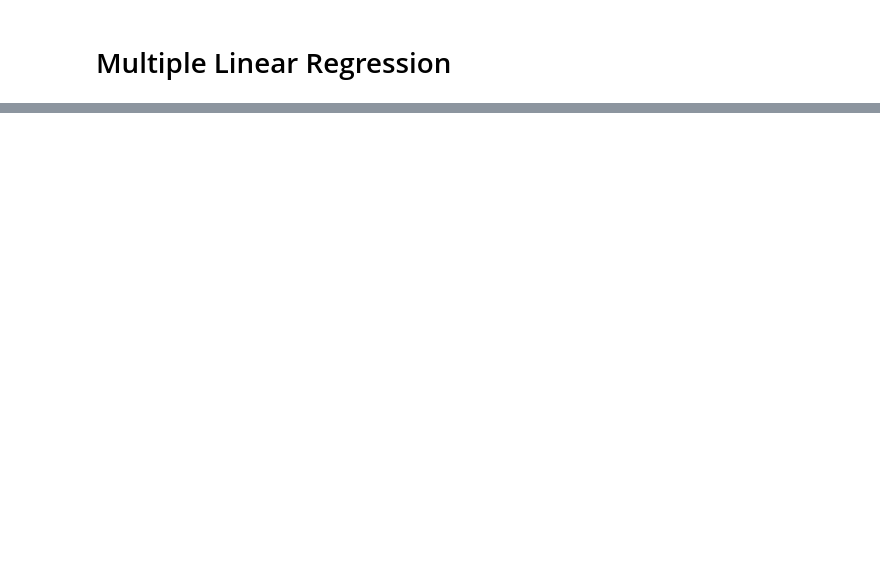
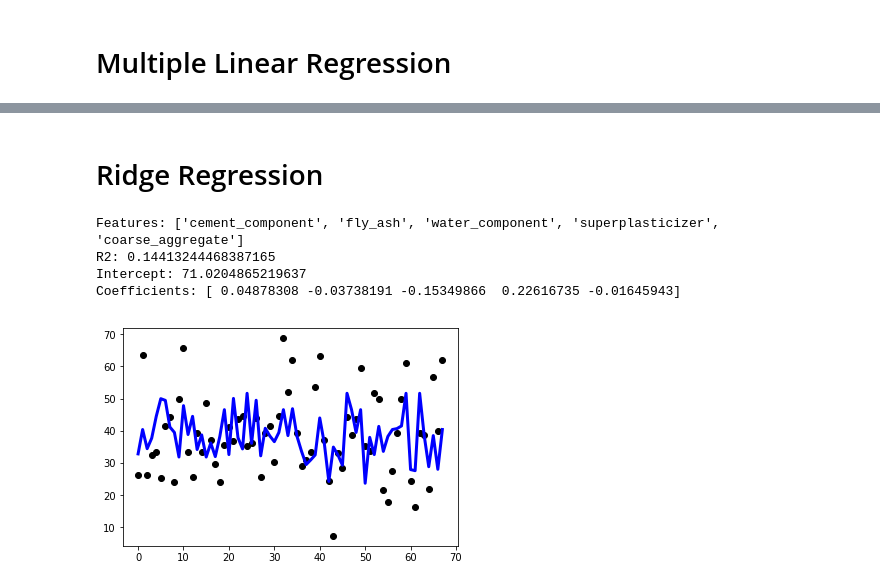
Before and after one commit to monanjo123/regression, a Jupyter notebook: Regression.ipynb, the cells around one changed output, grey strips where cells are left out. Cells and saved outputs as stored; diff of their text form; code cells hidden in the pictures; blank space fills up the shorter version.

Commit message:
Added Ridge, Lasso, Elastic, SVM, and Gradient Boosting

```diff
--- a/Regression.ipynb
+++ b/Regression.ipynb
@@ -181,0 +182,28 @@ Coefficients: [ 0.04533127 -0.03203665 -0.18295744  0.2524851  -0.02716495]
+# %% [markdown]
+# Ridge Regression
+# %%
+alphas = np.arange(0.1,5,0.1)
+
+model = Ridge()
+
+cv = GridSearchCV(estimator=model, param_grid=dict(alpha=alphas))
+
+ridge_data = copy.deepcopy(data)
+
+# x_train, y_train, x_test, y_test = split_train_test(ridge_data, features)
+
+y_pred = cv.fit(x_train, y_train).predict(x_test)
+
+plt.scatter(range(len(y_test)), y_test, color='black')
+plt.plot(y_pred, color='blue', linewidth=3)
+
+print('Features: {}'.format(features))
+print('R2: {}'.format(r2_score(y_test, y_pred)))
+print('Intercept: {}'.format(reg.intercept_))
+print('Coefficients: {}'.format(reg.coef_))
+# %% [output]
+Features: ['cement_component', 'fly_ash', 'water_component', 'superplasticizer', 'coarse_aggregate']
+R2: 0.14413244468387165
+Intercept: 71.0204865219637
+Coefficients: [ 0.04878308 -0.03738191 -0.15349866  0.22616735 -0.01645943]
+[figure, added]
```
Also changed, not shown: parts of 12 cells of this notebook.
